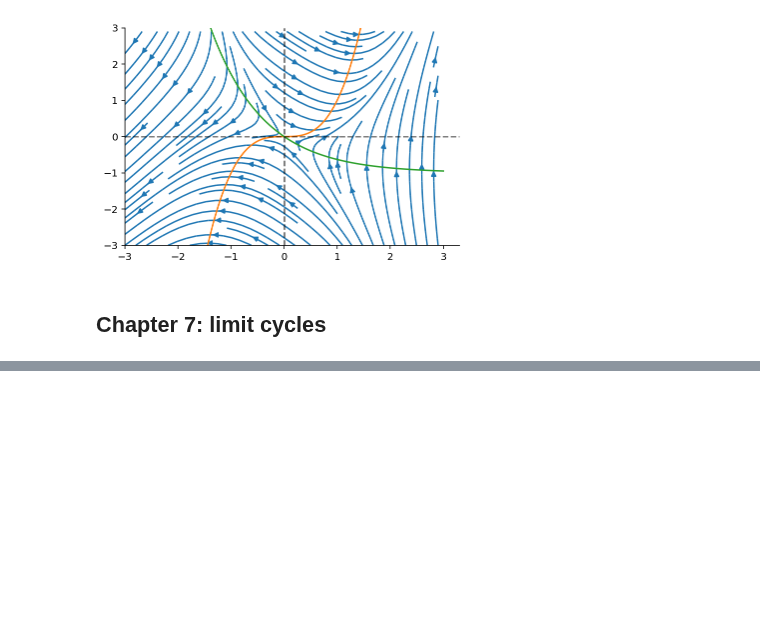
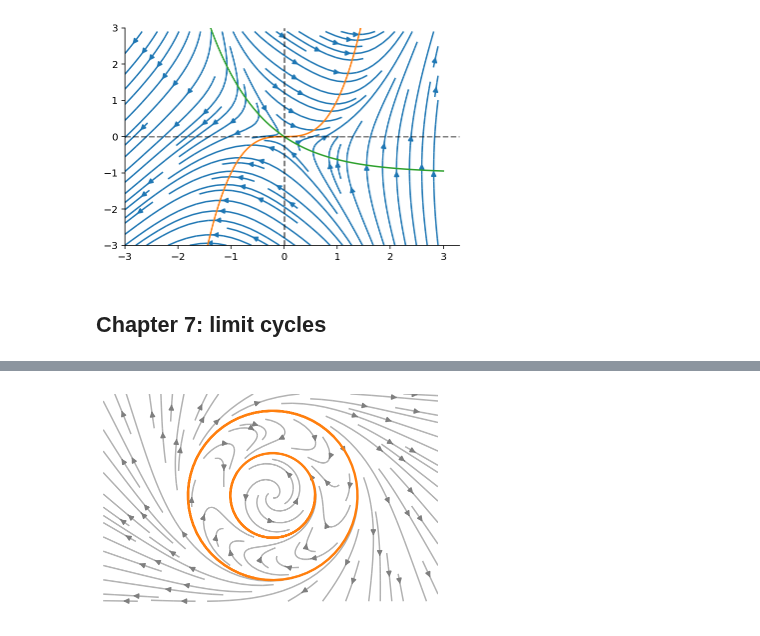
Before and after one commit to gerdm/QMUL, a Jupyter notebook: MTH744P-dynamical-systems/experiments/review.ipynb, the cells around one changed output, grey strips where cells are left out. Drawn from its saved outputs; the diff is of its cells as text; code cells hidden in the pictures; blank space fills up the shorter version.

```diff
--- a/MTH744P-dynamical-systems/experiments/review.ipynb
+++ b/MTH744P-dynamical-systems/experiments/review.ipynb
@@ -116,0 +141,36 @@ plt.axis("equal")
+# %%
+def to_cartesian_space(r, θ):
+    x = r * np.cos(θ)
+    y = r * np.sin(θ)
+    return y, x
+
+def to_polar_space(x, y):
+    r = np.sqrt(x ** 2 + y ** 2)
+    θ = np.arctan2(y, x)
+    return r, θ
+# %%
+tlen = 100
+v_inits = np.array([[0, 1], [np.sqrt(2), np.sqrt(2)]])
+n_ints, m = v_inits.shape
+integrations = np.zeros((n_ints, m, tlen))
+
+for n, v_init in enumerate(v_inits):
+    v_init = to_polar_space(*v_init)
+
+    v_int = odeint(lambda xv, t: frad(xv), v_init, np.linspace(0, 10, tlen))
+    integrations[n, ...] = np.stack(to_cartesian_space(*v_int.T))
+# %%
+R = np.mgrid[-2.5:2.5:0.1, -4:4:0.10][::-1]
+S = np.stack(to_polar_space(*R))
+Rdot = np.stack(f(S))
+
+starting_points = np.array([[0 ,1], [1.40991, 1.40991]])
+
+stream = plt.streamplot(*R, *Rdot, density=1, color="tab:gray")
+stream.lines.set_alpha(0.6)
+for intn in integrations:
+    plt.plot(*intn, c="tab:orange", linewidth=2.4)
+plt.axis("equal");
+plt.axis("off");
+# %% [output]
+[figure, added]
```
Also changed, not shown: parts of 5 cells of this notebook.
